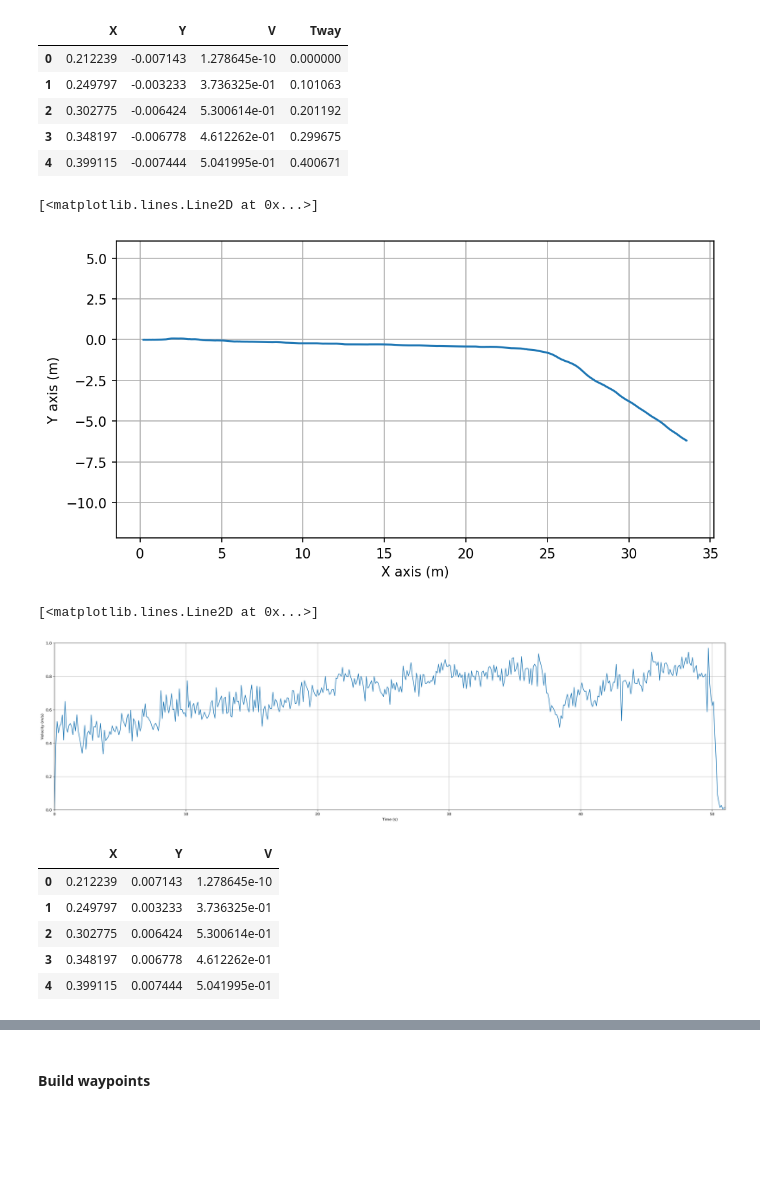
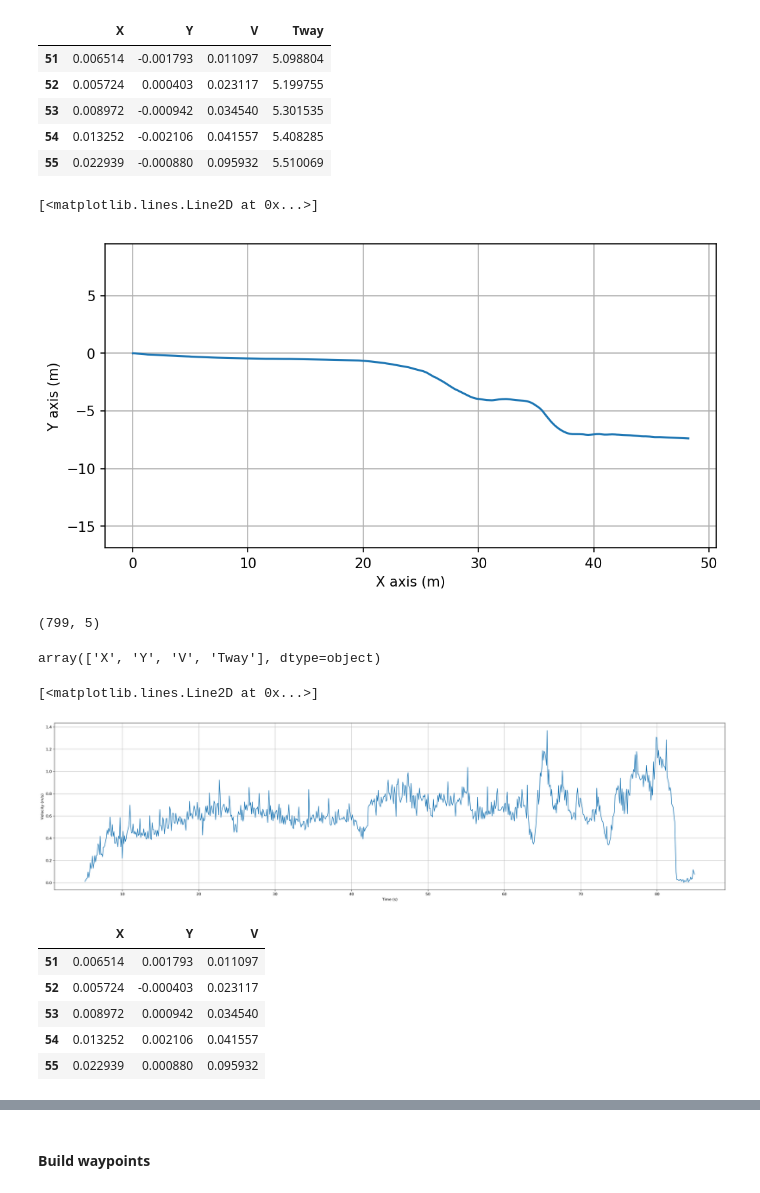
Before and after one commit to mfkiwl/IMU-Velcoity-Position, a Jupyter notebook: wayPointsGenration.ipynb, the cells around one changed output, grey strips where cells are left out. Cells and saved outputs as stored; diff of their text form; code cells hidden in the pictures; blank space fills up the shorter version.

```diff
--- a/wayPointsGenration.ipynb
+++ b/wayPointsGenration.ipynb
@@ -3,6 +3,6 @@ import numpy as np
 import pandas as pd
 from datetime import datetime
 # %%
-df = pd.read_csv("waypoints1808-robot-dlo-odom_node-odom.csv")
+df = pd.read_csv("waypoints240820221627-robot-dlo-odom_node-odom.csv")
 df.head()
 # %% [output]
@@ -14,0 +28,4 @@ df.head()
+# %%
+df.rename(columns = {'.pose.pose.position.x':'PosX', '.pose.pose.position.y':'PosY' ,'.pose.pose.position.z':'PosZ' ,\
+     '.pose.pose.orientation.x':'OrX','.pose.pose.orientation.y':'OrY','.pose.pose.orientation.z':'OrZ','.pose.pose.orientation.w':'OrW'}, inplace = True)
+df.head()
@@ -14,0 +50,7 @@ df.head()
+# %%
+df.drop(['.header.seq', '.header.stamp.secs', '.header.stamp.nsecs','.header.frame_id' ,\
+    '.child_frame_id', '.pose.covariance', '.twist.twist.linear.x',\
+       '.twist.twist.linear.y', '.twist.twist.linear.z',\
+       '.twist.twist.angular.x', '.twist.twist.angular.y',\
+       '.twist.twist.angular.z', '.twist.covariance','OrX', 'OrY', 'OrZ', 'OrW','PosZ'], inplace=True, axis=1)
+df.head()
@@ -87,0 +137,4 @@ plt.plot(t, vMag)
+# %%
+df=df.loc[(df['t'] >= 5.0) & (df['t'] <= 85.0)]
+df.head()
+# df_new = df.iloc[df.t >= 5 and df.t <=85.0]
@@ -111,11 +171,11 @@ carla_df.Y = carla_df.Y * -1
 carla_df.head()
 # %% [output]
 |  | X | Y | V | Tway |
-| 0 | 0.212239 | -0.007143 | 1.278645e-10 | 0.000000 |
-| 1 | 0.249797 | -0.003233 | 3.736325e-01 | 0.101063 |
-| 2 | 0.302775 | -0.006424 | 5.300614e-01 | 0.201192 |
-| 3 | 0.348197 | -0.006778 | 4.612262e-01 | 0.299675 |
-| 4 | 0.399115 | -0.007444 | 5.041995e-01 | 0.400671 |
+| 51 | 0.006514 | -0.001793 | 0.011097 | 5.098804 |
+| 52 | 0.005724 | 0.000403 | 0.023117 | 5.199755 |
+| 53 | 0.008972 | -0.000942 | 0.034540 | 5.301535 |
+| 54 | 0.013252 | -0.002106 | 0.041557 | 5.408285 |
+| 55 | 0.022939 | -0.000880 | 0.095932 | 5.510069 |
 # %%
 carla_df.to_csv("racetrack_waypoints.txt", header=False,index=False)
 # %%
@@ -127,30 +187,38 @@ plt.axis('equal')
 plt.plot(carla_df.X , carla_df.Y)
 # %% [output]
 [<matplotlib.lines.Line2D at 0x...>]
-[figure, old version]
+[figure, new version]
+# %%
+df.shape
+# %% [output]
+(799, 5)
+# %%
+carla_df.columns.values
+# %% [output]
+array(['X', 'Y', 'V', 'Tway'], dtype=object)
 # %%
 plt.figure(dpi=300, figsize=(32,8))
 plt.grid()
-plt.xlim(0,51)
-plt.ylim(0,1)
+# plt.xlim(5,84)
+# plt.ylim(0,1.5)
 plt.xlabel('Time (s)')
 plt.ylabel('Velocity (m/s)')
 # plt.xticks([40, 45, 50, 55, 60, 65, 70, 75, 80, 85, 90, 95, 100])
-plt.plot(t, carla_df.V)
+plt.plot(carla_df.Tway, carla_df.V)
 # %% [output]
 [<matplotlib.lines.Line2D at 0x...>]
-[figure, old version]
+[figure, new version]
 # %%
 carla_df_avgV = pd.DataFrame([df.PosX ,df.PosY,df.Vmag ]).transpose()
 carla_df_avgV.columns=['X','Y','V']
 carla_df_avgV.head()
 # %% [output]
 |  | X | Y | V |
-| 0 | 0.212239 | 0.007143 | 1.278645e-10 |
-| 1 | 0.249797 | 0.003233 | 3.736325e-01 |
-| 2 | 0.302775 | 0.006424 | 5.300614e-01 |
-| 3 | 0.348197 | 0.006778 | 4.612262e-01 |
-| 4 | 0.399115 | 0.007444 | 5.041995e-01 |
+| 51 | 0.006514 | 0.001793 | 0.011097 |
+| 52 | 0.005724 | -0.000403 | 0.023117 |
+| 53 | 0.008972 | 0.000942 | 0.034540 |
+| 54 | 0.013252 | 0.002106 | 0.041557 |
+| 55 | 0.022939 | 0.000880 | 0.095932 |
 # %%
 carla_df_avgV.V = carla_df.V.mean()
 carla_df_avgV.head()
```
Also changed, not shown: parts of 27 cells of this notebook.
